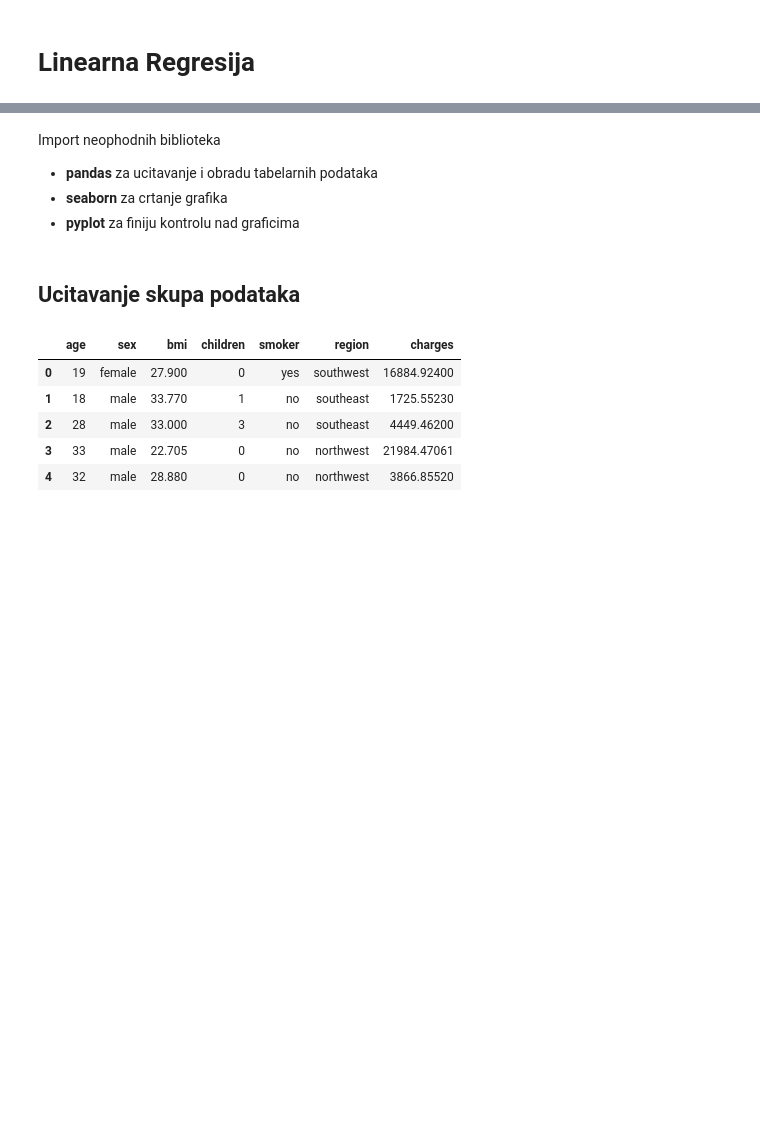
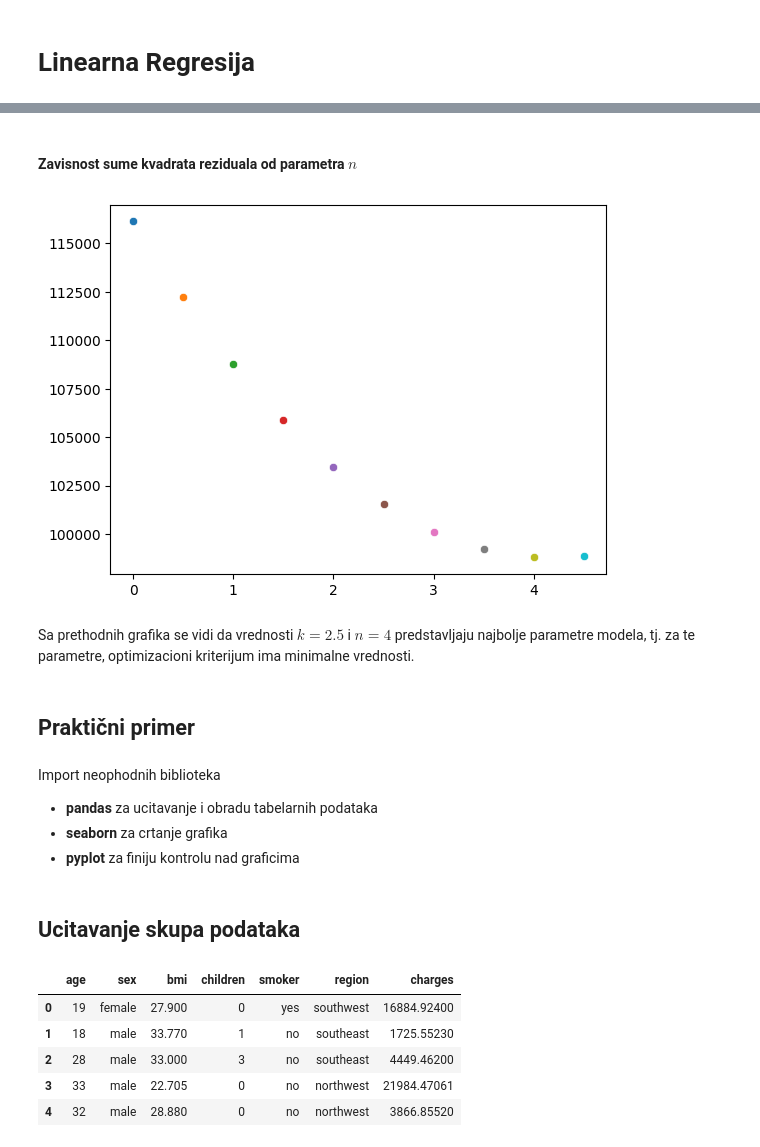
Before and after one commit to rat-nick/ml-lab, a Jupyter notebook: Linearna-Regresija.ipynb, the cells around one changed output, grey strips where cells are left out. Cells and saved outputs as stored; diff of their text form; code cells hidden in the pictures; blank space fills up the shorter version.

```diff
--- a/Linearna-Regresija.ipynb
+++ b/Linearna-Regresija.ipynb
@@ -27,3 +80,22 @@ Cilj obučavanja ovog modela jeste da se nađu optimalne vrednosti parametara $
+# %% [markdown]
+#### Zavisnost sume kvadrata reziduala od parametra $n$
+# %%
+plt.show()
+
+ns = [x / 2.0 for x in range(0, 10)]
+k = 2.5
+
+for n in ns:
+    y_hat = k * x + n
+    residuals = (y - y_hat)**2
+    rss = residuals.sum()
+    sns.scatterplot(x=n, y=[rss])
+# %% [output]
+[figure, added]
+# %% [markdown]
+Sa prethodnih grafika se vidi da vrednosti $k = 2.5$ i $n = 4$ predstavljaju najbolje parametre modela, tj. za te parametre, optimizacioni kriterijum ima minimalne vrednosti.
+# %% [markdown]
+## Praktični primer
 # %% [markdown]
 Import neophodnih biblioteka
 
```
Also changed, not shown: parts of 9 cells of this notebook.
